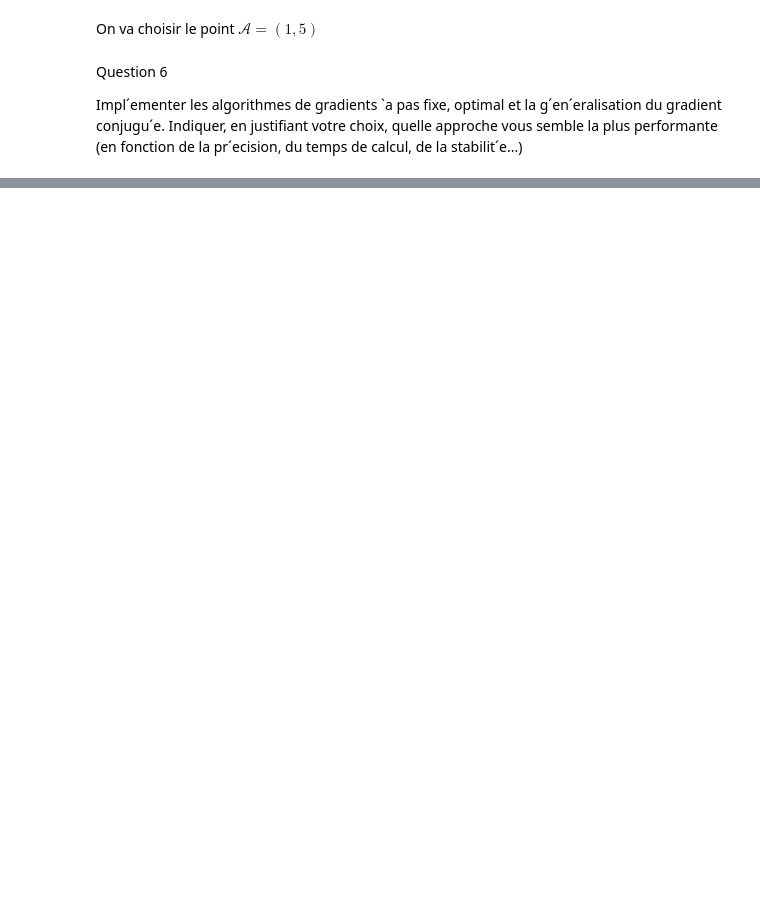
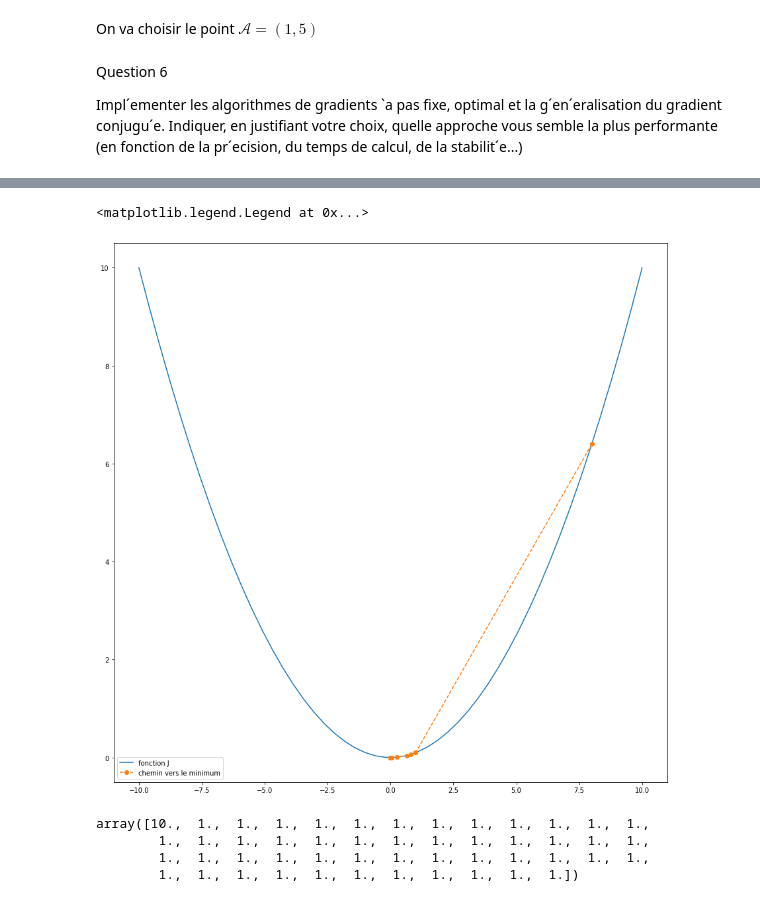
Before and after one commit to garancerx/optimisation_projet, a Jupyter notebook: projet_opti.ipynb, the cells around one changed output, grey strips where cells are left out. Cells and saved outputs as stored; diff of their text form; code cells hidden in the pictures; blank space fills up the shorter version.

```diff
--- a/projet_opti.ipynb
+++ b/projet_opti.ipynb
@@ -83,0 +74,11 @@ def pasFixe(J,rho):
+# %%
+def J(x):
+    #n = len(x) ?
+    out = 0
+    for i in range(n):
+        out += norm(x - x[i],p)
+    return out
+
+def Jprime(x,y):
+    return np.array([2*x*eps,2*y/eps])
+#ici si 0<rho<1 on converge
@@ -83,0 +185,40 @@ def pasFixe(J,rho):
+# %%
+def J(x):
+    return eps*x**2
+
+def Jprime(x):
+    return 2*x*eps
+
+def gradientConjugue(x0,J,K,rho0):
+    x = np.ones(K)
+    x[0] = x0
+    rho = rho0
+    d = Jprime(x0)
+
+    for k in range(1,K-1):
+        d = Jprime(x[k]) + Jprime(x[k])*(Jprime(x[k] - Jprime(x[k-1]))) * d/np.linalg.norm(Jprime(x[k-1]))**2
+
+        f_k = J(x[:k] - rho * d)
+        rho = np.argmin(f_k)
+        #print("f_k :",f_k, "rho :",rho)
+        x[k+1] = x[k] - rho * Jprime(x[k])
+    return x
+
+eps = 10e-2
+x0 = 8
+K = 50
+n = 100
+rho0 = 0.1
+
+Y = gradientConjugue(x0,J,K,rho0)
+x = np.linspace(-10,10,K)
+
+plt.figure(1,(15,15))
+
+plt.plot(x,J(x), label="fonction J")
+plt.plot(Y, J(Y), "--o", label=f"chemin vers le minimum")
+
+plt.legend()
+# %% [output]
+<matplotlib.legend.Legend at 0x...>
+[figure, added]
@@ -83,0 +229,7 @@ def pasFixe(J,rho):
+# %%
+X
+# %% [output]
+array([10.,  1.,  1.,  1.,  1.,  1.,  1.,  1.,  1.,  1.,  1.,  1.,  1.,
+        1.,  1.,  1.,  1.,  1.,  1.,  1.,  1.,  1.,  1.,  1.,  1.,  1.,
+        1.,  1.,  1.,  1.,  1.,  1.,  1.,  1.,  1.,  1.,  1.,  1.,  1.,
+        1.,  1.,  1.,  1.,  1.,  1.,  1.,  1.,  1.,  1.,  1.])
```
Also changed, not shown: parts of 9 cells of this notebook, 1 other file.
